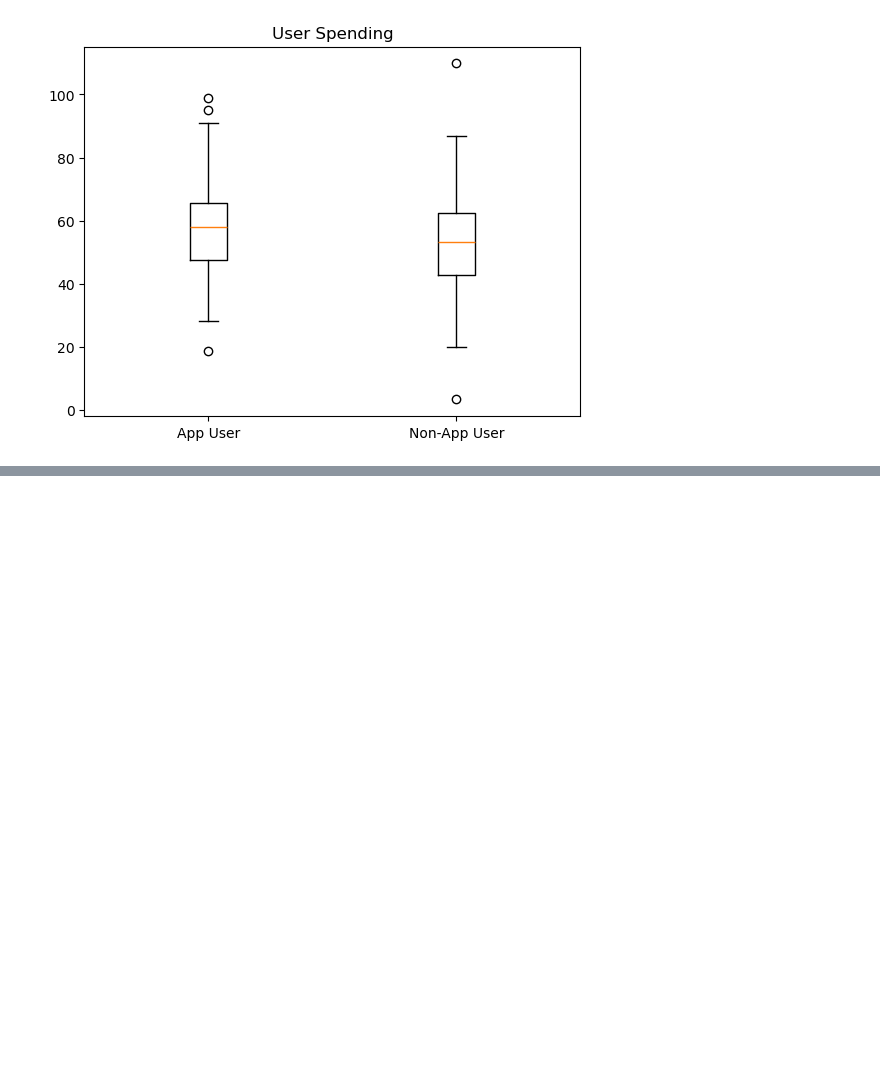
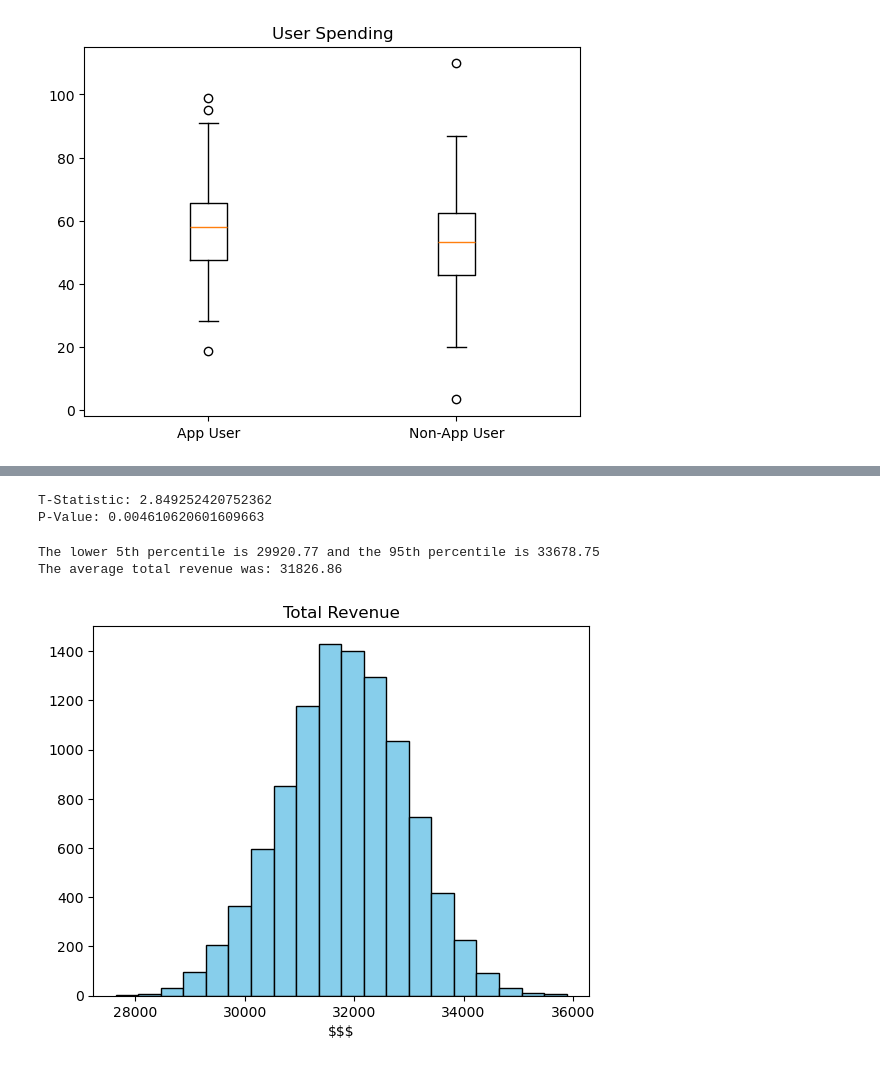
Before and after one commit to shifflettmb-1/case_study_loyalty_app, a Jupyter notebook: loyalty.ipynb, the cells around one changed output, grey strips where cells are left out. Cells and saved outputs as stored; diff of their text form; code cells hidden in the pictures; blank space fills up the shorter version.

```diff
--- a/loyalty.ipynb
+++ b/loyalty.ipynb
@@ -68,0 +82,10 @@ plt.show()
+# %%
+#2 Stats.TextDisplayObject
+AppUser= spend_df[spend_df['group'] == 'App User']['spend']
+NonUser= spend_df[spend_df['group'] == 'Non-User']['spend']
+t_stat, p_val = stats.ttest_ind(AppUser, NonUser, equal_var= False)
+print("T-Statistic:", t_stat)
+print("P-Value:", p_val)
+# %% [output]
+T-Statistic: 2.849252420752362
+P-Value: 0.004610620601609663
@@ -68,0 +96,37 @@ plt.show()
+# %%
+# PART 3 - SIM Best/Worst Monthly Profit
+# How much profit this month best/worst given average and our cost
+app_user_mean = AppUser.mean()
+app_user_std = AppUser.std()
+# %%
+# 1
+non_user_mean = NonUser.mean()
+non_user_std = NonUser.std()
+# %%
+# 2 - 5
+def simulation_fresh(num_of_sims, app_user_mean, app_user_std, non_user_mean, non_user_std, user_mean_adjustment = 0, spending_modifier = 1, spending_variance = 0, num_app_users = 1000, num_non_app_users = 5000, fixed_cost = 292_000):
+    total_profit = []
+    for number in range(num_of_sims):
+        simulated_sales_app = np.random.normal(app_user_mean + (user_mean_adjustment),app_user_std + (spending_variance), size=num_app_users)
+        simulated_sales_non_app = np.random.normal(non_user_mean + (user_mean_adjustment), non_user_std + (spending_variance), size=num_non_app_users)
+        sim_total_sales = (sum(simulated_sales_app)  + sum(simulated_sales_non_app)) * spending_modifier
+        profit = sim_total_sales - fixed_cost
+        total_profit.append(profit)
+    return total_profit
+# %%
+
+total_profit = simulation_fresh(10000, app_user_mean, app_user_std, non_user_mean, non_user_std)
+upper = np.percentile(total_profit, 95)
+lower = np.percentile(total_profit, 5)
+print("The lower 5th percentile is", round(lower,2), "and the 95th percentile is", round(upper,2))
+print("The average total revenue was:", round(np.mean(total_profit),2))
+
+fig, ax = plt.subplots()
+ax.hist(total_profit, bins=20, color = "skyblue", edgecolor ="black")
+ax.set_title("Total Revenue")
+ax.set_xlabel("$$$")
+plt.show()
+# %% [output]
+The lower 5th percentile is 29920.77 and the 95th percentile is 33678.75
+The average total revenue was: 31826.86
+[figure, added]
```
Also changed, not shown: parts of 15 cells of this notebook.
